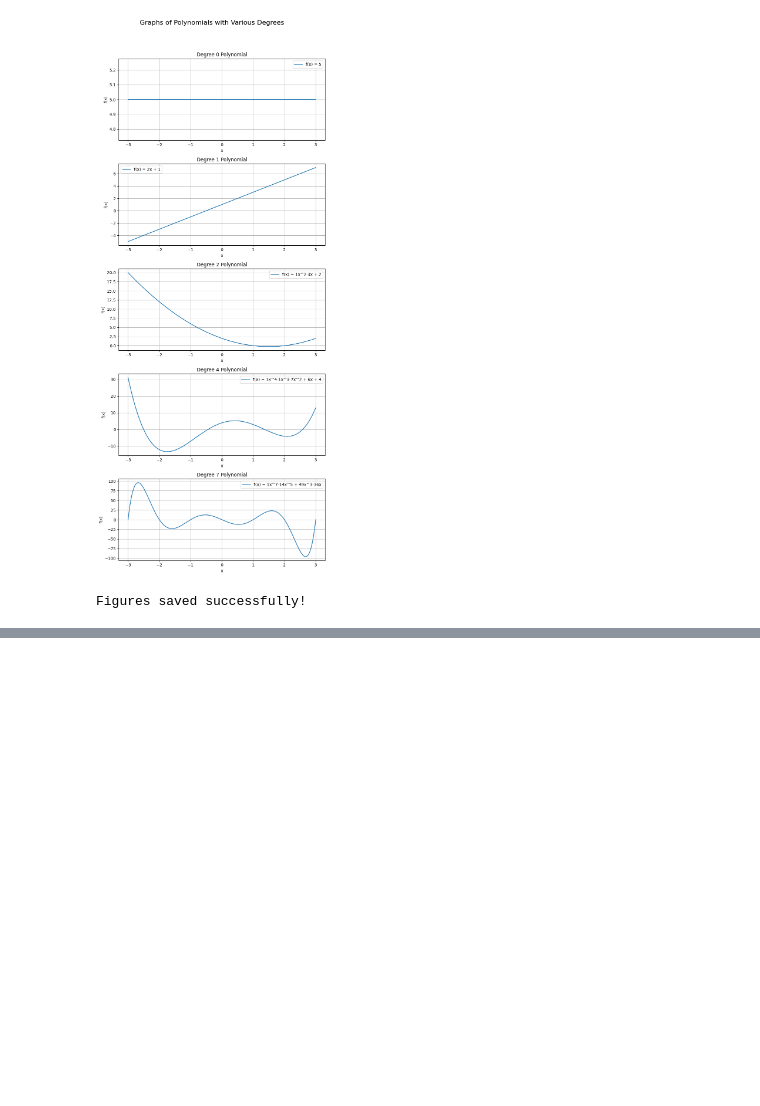
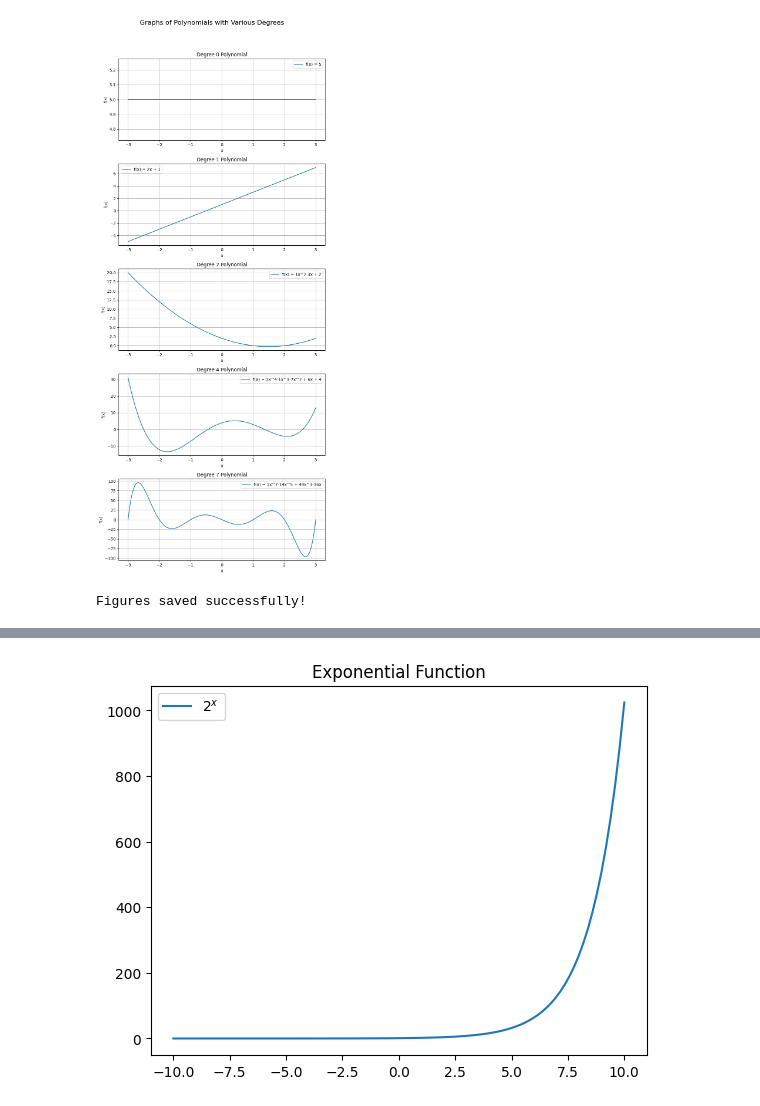
Before and after one commit to nv-mldev/math-bootcamp, a Jupyter notebook: chapters/algebra/scripts.ipynb, the cells around one changed output, grey strips where cells are left out. Cells and saved outputs as stored; diff of their text form; code cells hidden in the pictures; blank space fills up the shorter version.

```diff
--- a/chapters/algebra/scripts.ipynb
+++ b/chapters/algebra/scripts.ipynb
@@ -313,0 +395,10 @@ Figures saved successfully!
+# %%
+
+x = np.linspace(-10,10,100)
+y = 2**x
+plt.plot(x,y, label=r'$2^{x}$')
+plt.title('Exponential Function')
+plt.legend()
+plt.show()
+# %% [output]
+[figure, added]
```
Also changed, not shown: parts of 7 cells of this notebook, 38 other files.
